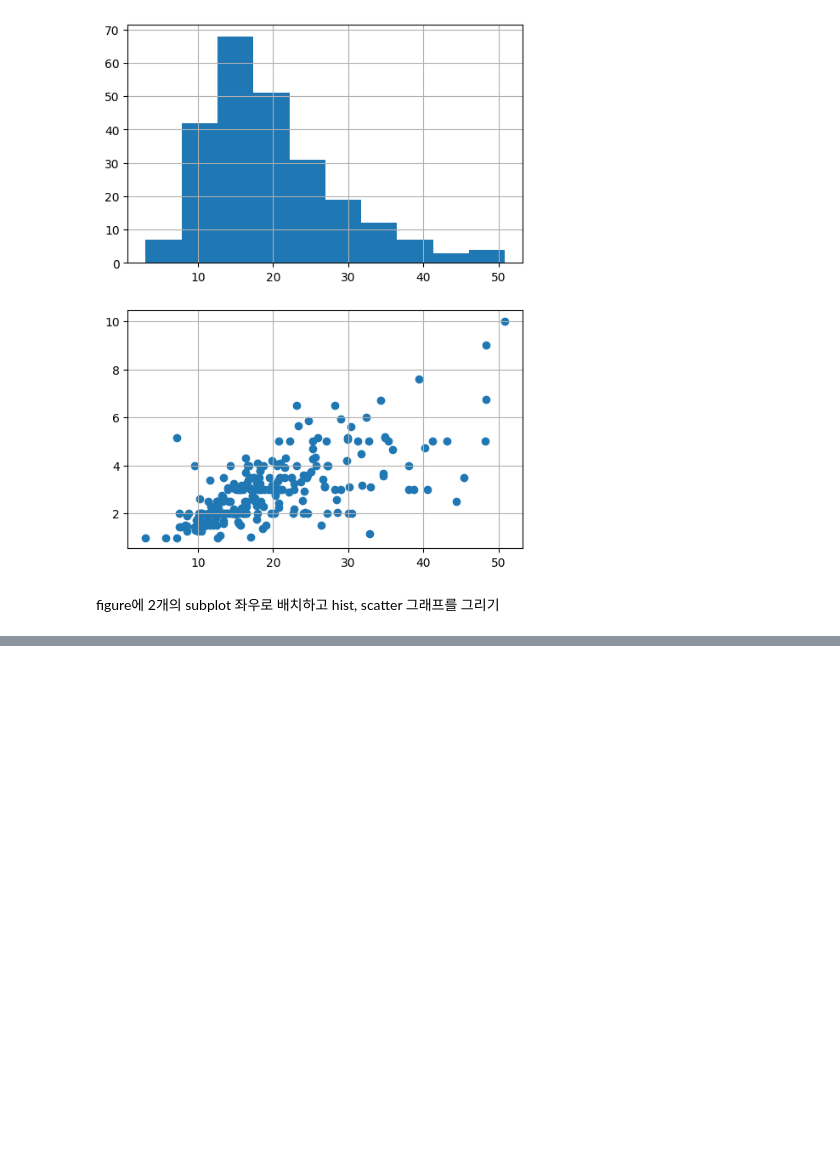
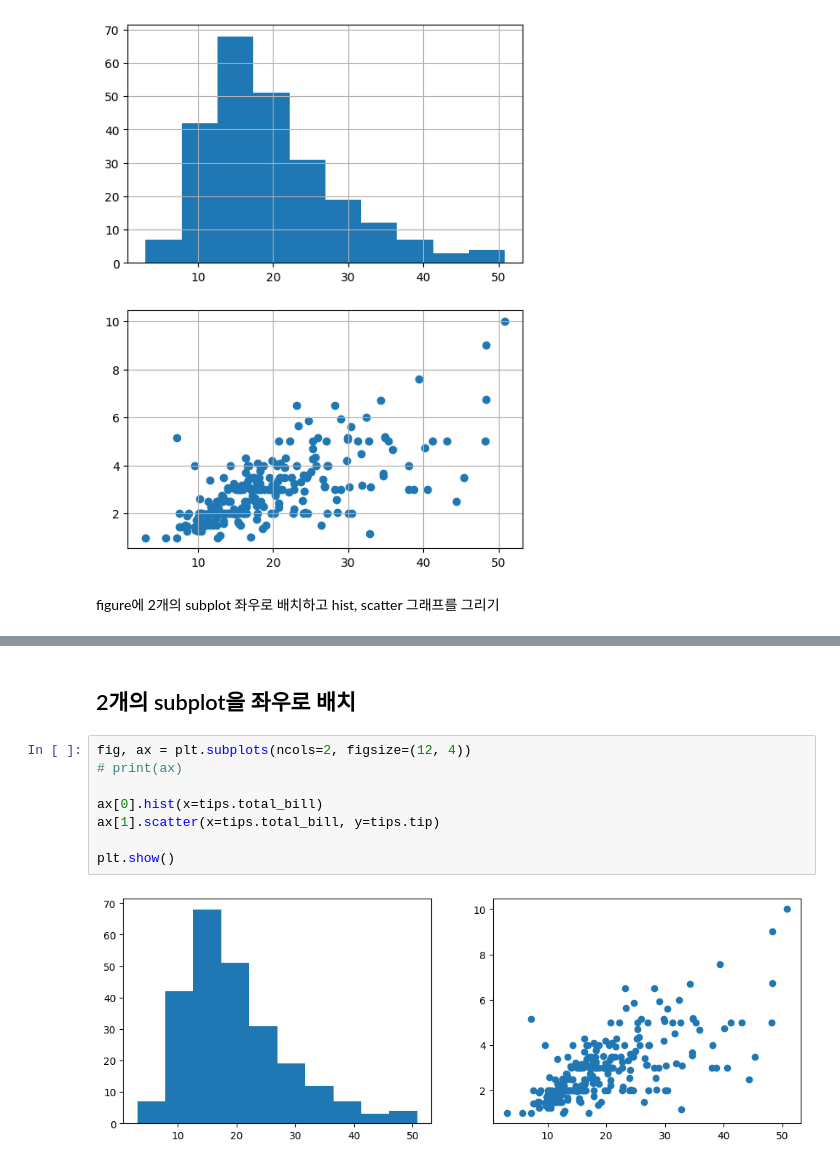
Before and after one commit to kiminhonawa/python, a Jupyter notebook: py16_matplotlib.ipynb, the cells around one changed output, grey strips where cells are left out. Saved outputs shown, nothing was run; the diff lists cells and outputs as text; blank space fills up the shorter version.

```diff
--- a/py16_matplotlib.ipynb
+++ b/py16_matplotlib.ipynb
@@ -92,0 +146,12 @@ figure에 2개의 subplot 좌우로 배치하고 hist, scatter 그래프를 그
+# %% [markdown]
+## 2개의 subplot을 좌우로 배치
+# %%
+fig, ax = plt.subplots(ncols=2, figsize=(12, 4))
+# print(ax)
+
+ax[0].hist(x=tips.total_bill)
+ax[1].scatter(x=tips.total_bill, y=tips.tip)
+
+plt.show()
+# %% [output]
+[figure, added]
```
Also changed, not shown: parts of 9 cells of this notebook.
